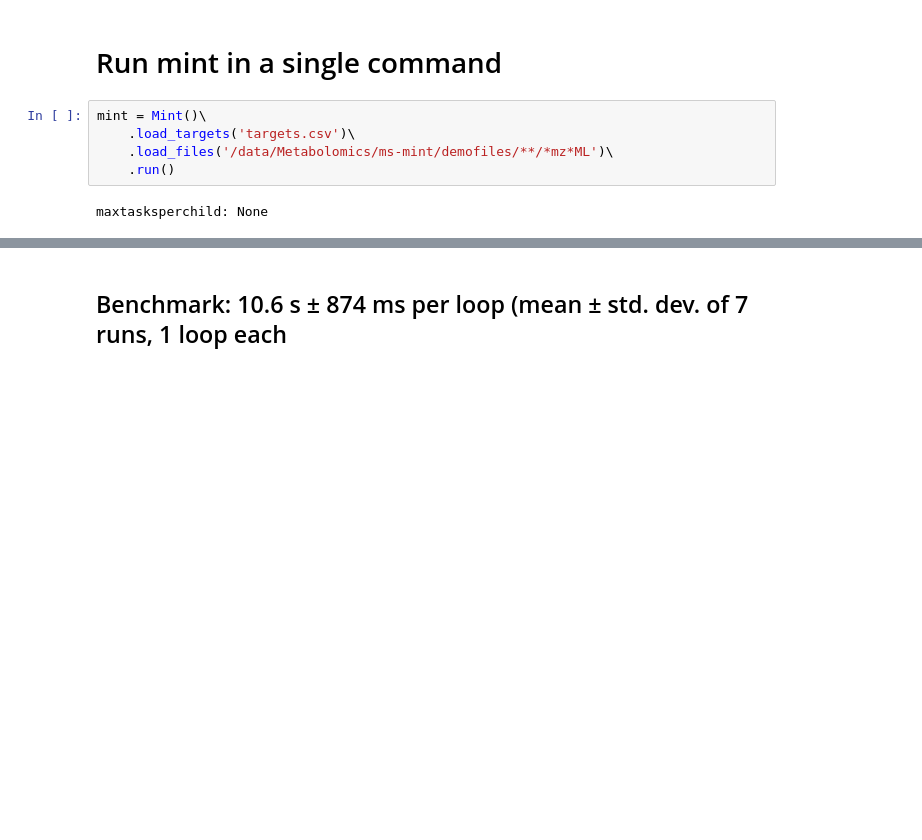
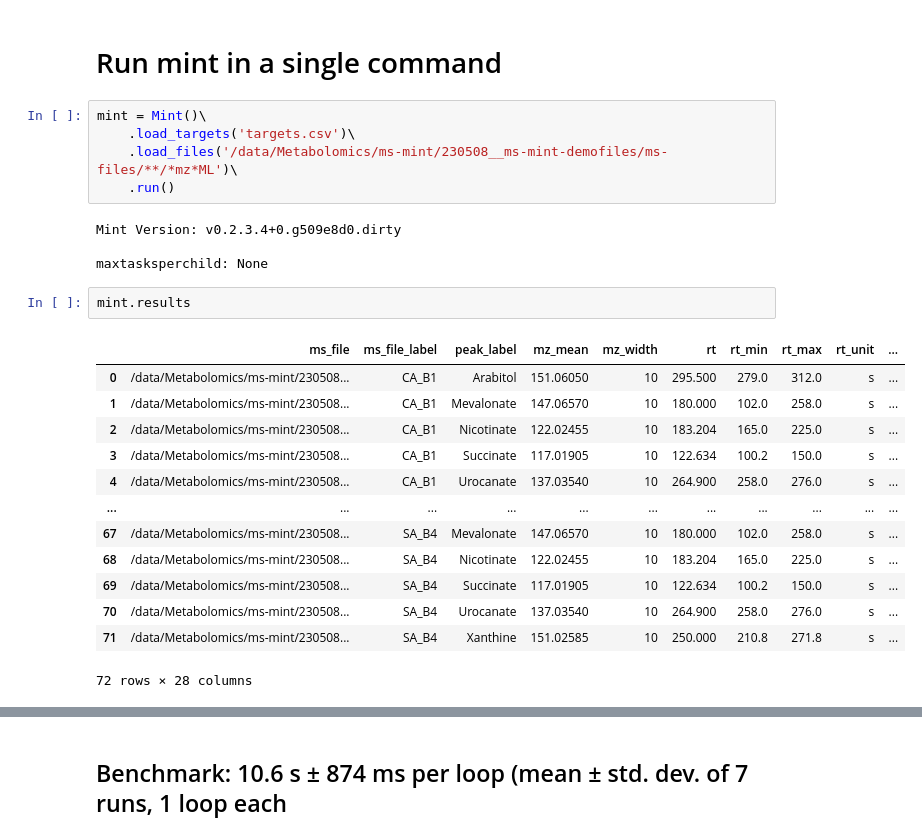
Before and after one commit to LewisResearchGroup/ms-mint, a Jupyter notebook: notebooks/Example-run-mint.ipynb, the cells around one changed output, grey strips where cells are left out. Drawn from its saved outputs; the diff is of its cells as text; blank space fills up the shorter version.

```diff
--- a/notebooks/Example-run-mint.ipynb
+++ b/notebooks/Example-run-mint.ipynb
@@ -21,7 +21,25 @@ sns.set_context('paper')
 # %%
 mint = Mint()\
     .load_targets('targets.csv')\
-    .load_files('/data/Metabolomics/ms-mint/demofiles/**/*mz*ML')\
+    .load_files('/data/Metabolomics/ms-mint/230508__ms-mint-demofiles/ms-files/**/*mz*ML')\
     .run()
 # %% [output]
+Mint Version: v0.2.3.4+0.g509e8d0.dirty
+
 maxtasksperchild: None
+# %%
+mint.results
+# %% [output]
+|  | ms_file | ms_file_label | peak_label | mz_mean | mz_width | rt | rt_min | rt_max | rt_unit | ... |
+| 0 | /data/Metabolomics/ms-mint/230508... | CA_B1 | Arabitol | 151.06050 | 10 | 295.500 | 279.0 | 312.0 | s | ... |
+| 1 | /data/Metabolomics/ms-mint/230508... | CA_B1 | Mevalonate | 147.06570 | 10 | 180.000 | 102.0 | 258.0 | s | ... |
+| 2 | /data/Metabolomics/ms-mint/230508... | CA_B1 | Nicotinate | 122.02455 | 10 | 183.204 | 165.0 | 225.0 | s | ... |
+| 3 | /data/Metabolomics/ms-mint/230508... | CA_B1 | Succinate | 117.01905 | 10 | 122.634 | 100.2 | 150.0 | s | ... |
+| 4 | /data/Metabolomics/ms-mint/230508... | CA_B1 | Urocanate | 137.03540 | 10 | 264.900 | 258.0 | 276.0 | s | ... |
+| ... | ... | ... | ... | ... | ... | ... | ... | ... | ... | ... |
+| 67 | /data/Metabolomics/ms-mint/230508... | SA_B4 | Mevalonate | 147.06570 | 10 | 180.000 | 102.0 | 258.0 | s | ... |
+| 68 | /data/Metabolomics/ms-mint/230508... | SA_B4 | Nicotinate | 122.02455 | 10 | 183.204 | 165.0 | 225.0 | s | ... |
+| 69 | /data/Metabolomics/ms-mint/230508... | SA_B4 | Succinate | 117.01905 | 10 | 122.634 | 100.2 | 150.0 | s | ... |
+| 70 | /data/Metabolomics/ms-mint/230508... | SA_B4 | Urocanate | 137.03540 | 10 | 264.900 | 258.0 | 276.0 | s | ... |
+| 71 | /data/Metabolomics/ms-mint/230508... | SA_B4 | Xanthine | 151.02585 | 10 | 250.000 | 210.8 | 271.8 | s | ... |
+72 rows × 28 columns
```
Also changed, not shown: parts of 18 cells of this notebook, 6 other files.
